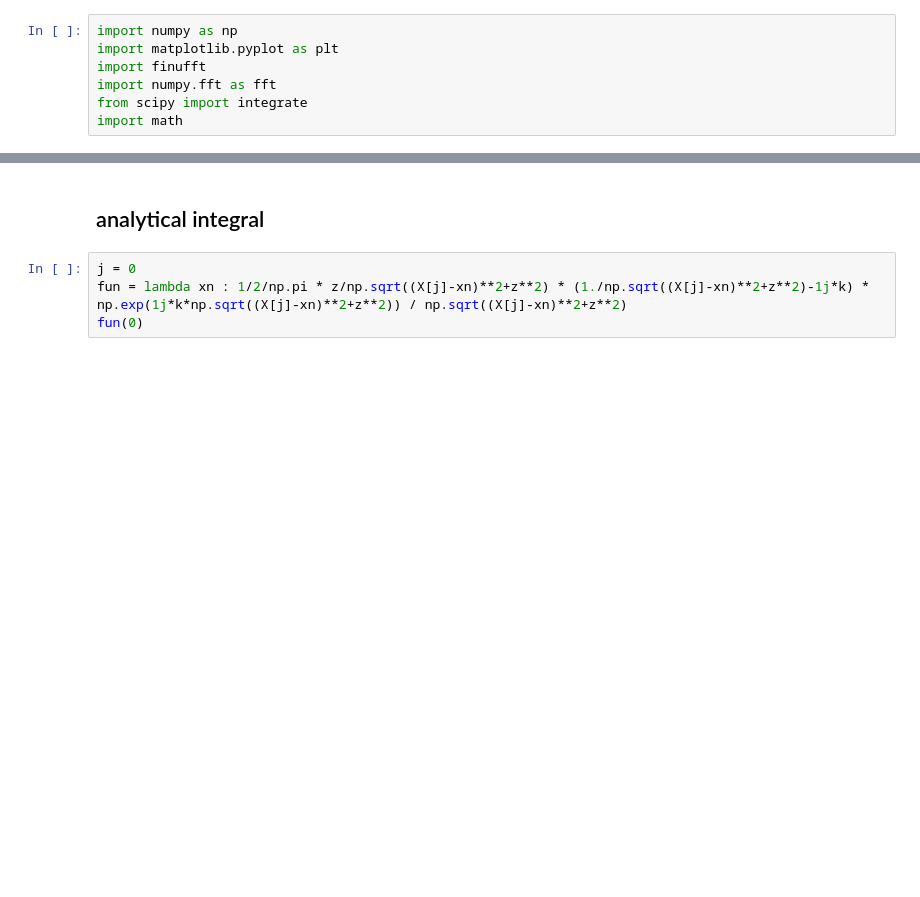
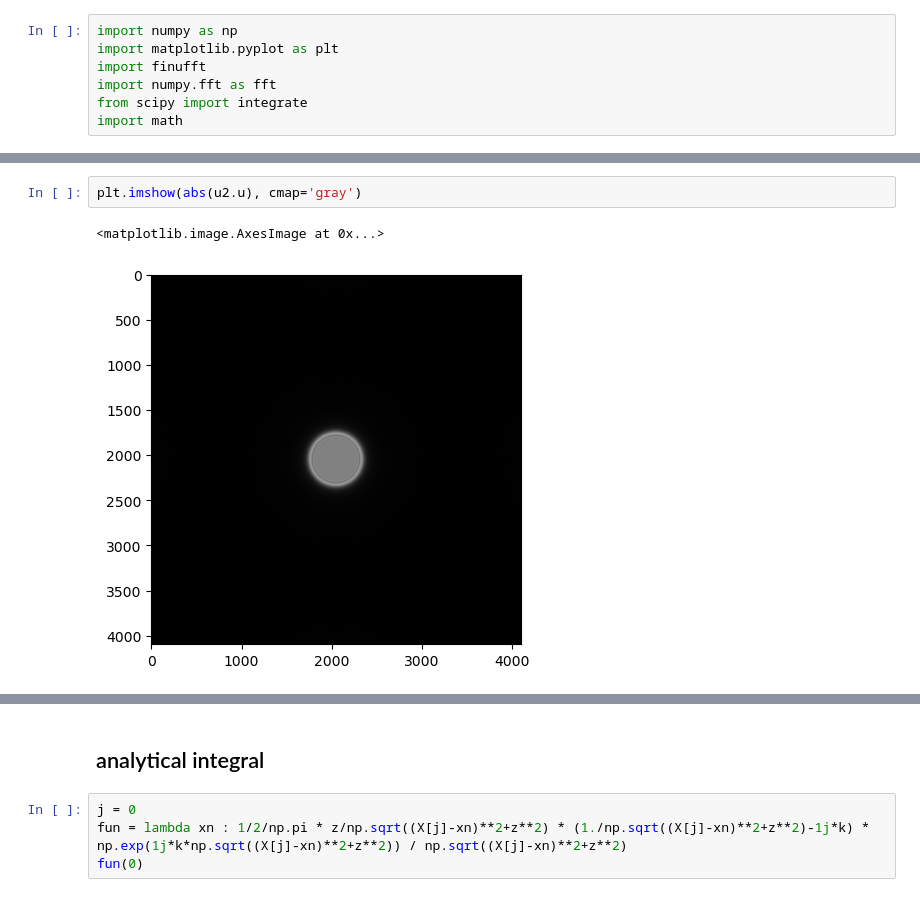
Before and after one commit to whywww/ASASM, a Jupyter notebook: test.ipynb, the cells around one changed output, grey strips where cells are left out. Drawn from its saved outputs; the diff is of its cells as text; blank space fills up the shorter version.

```diff
--- a/test.ipynb
+++ b/test.ipynb
@@ -380,0 +103,5 @@ xs, ys = math.tan(theta) * z, 0
+# %%
+plt.imshow(abs(u2.u), cmap='gray')
+# %% [output]
+<matplotlib.image.AxesImage at 0x...>
+[figure, added]
```
Also changed, not shown: parts of 39 cells of this notebook, 2 other files.
